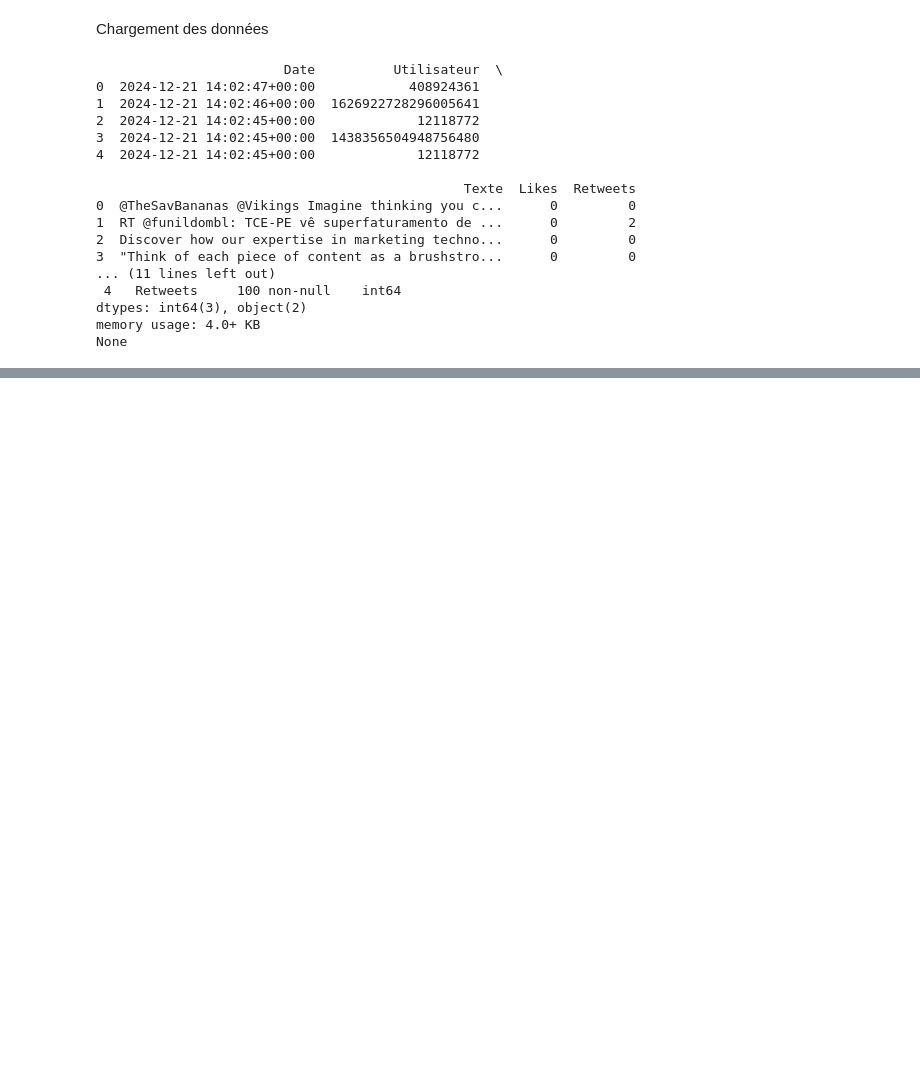
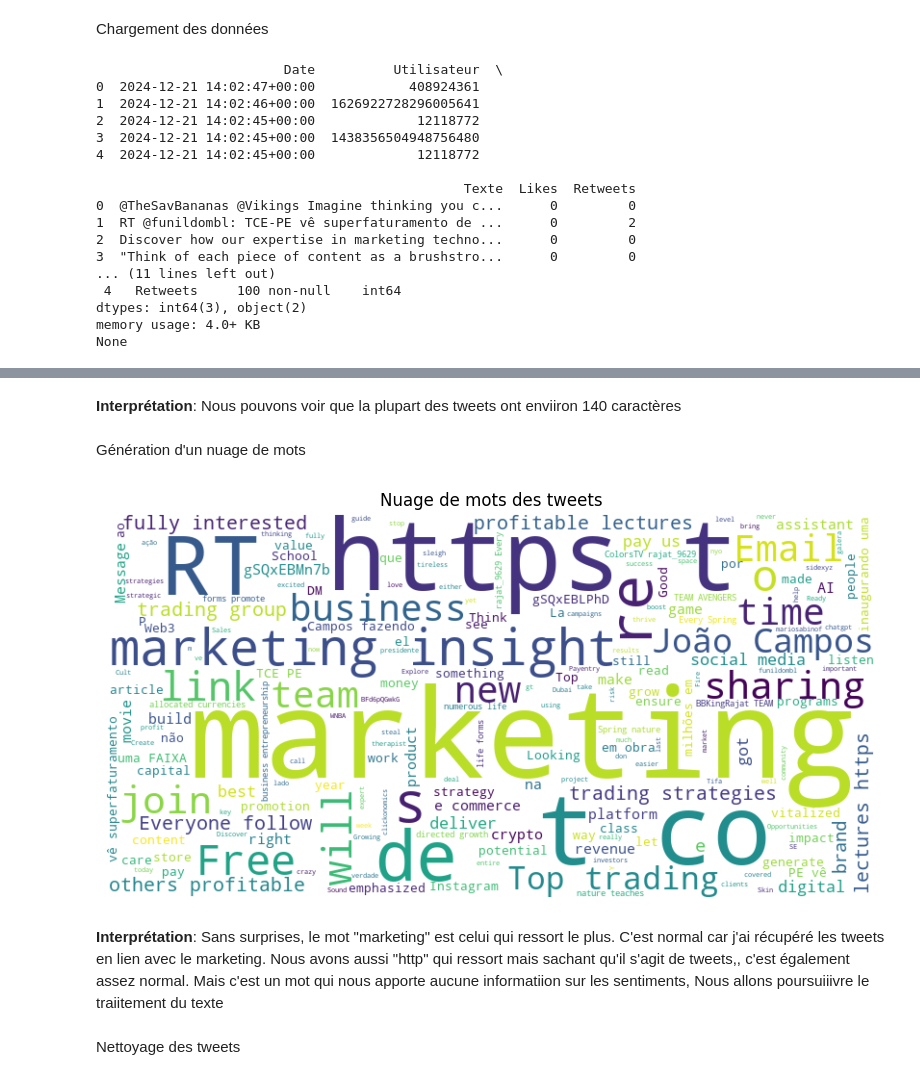
Before and after one commit to traorekitio/projet-analyse-sentiments, a Jupyter notebook: notebooks/data_cleaning_and_visualization.ipynb, the cells around one changed output, grey strips where cells are left out. Drawn from its saved outputs; the diff is of its cells as text; code cells hidden in the pictures; blank space fills up the shorter version.

```diff
--- a/notebooks/data_cleaning_and_visualization.ipynb
+++ b/notebooks/data_cleaning_and_visualization.ipynb
@@ -80,0 +186,24 @@ None
+# %% [markdown]
+**Interprétation**: Nous pouvons voir que la plupart des tweets ont enviiron 140 caractères
+# %% [markdown]
+Génération d'un nuage de mots
+# %%
+# Générer un nuage de mots à partir des tweets
+all_text = " ".join(tweet for tweet in data['Texte'].astype(str))
+wordcloud = WordCloud(width=800, height=400, background_color='white').generate(all_text)
+
+# Afficher le nuage de mots
+plt.figure(figsize=(10, 5))
+plt.imshow(wordcloud, interpolation='bilinear')
+plt.axis("off")
+plt.title("Nuage de mots des tweets")
+
+# Enregistrer dans outputs
+plt.savefig('../outputs/wordcloud_tweets.png')
+plt.show()
+# %% [output]
+[figure, added]
+# %% [markdown]
+**Interprétation**: Sans surprises, le mot "marketing" est celui qui ressort le plus. C'est normal car j'ai récupéré les tweets en lien avec le marketing. Nous avons aussi "http" qui ressort mais sachant qu'il s'agit de tweets,, c'est également assez normal. Mais c'est un mot qui nous apporte aucune informatiion sur les sentiments, Nous allons poursuiiivre le traiitement du texte
+# %% [markdown]
+Nettoyage des tweets
```
Also changed, not shown: parts of 16 cells of this notebook, 3 other files.
